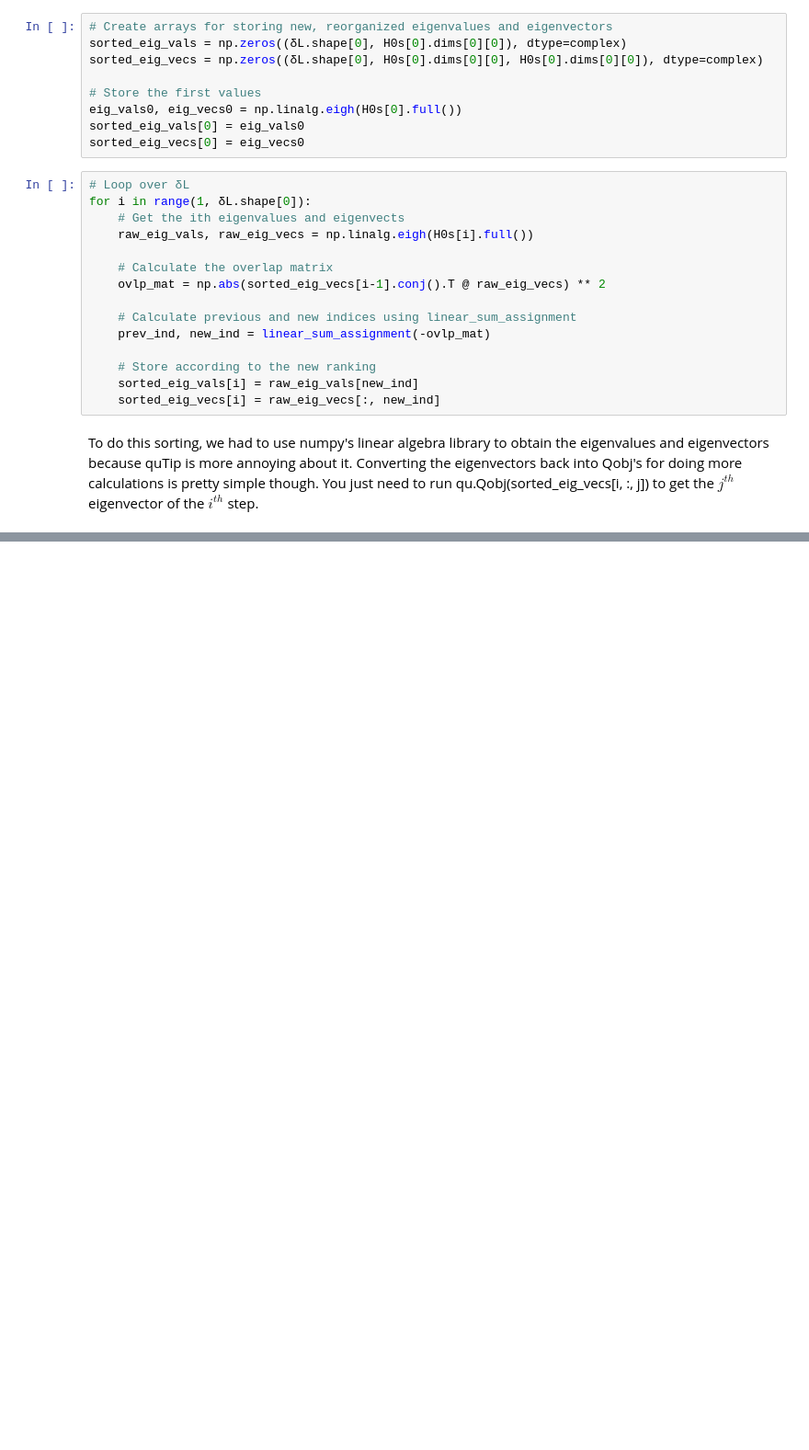
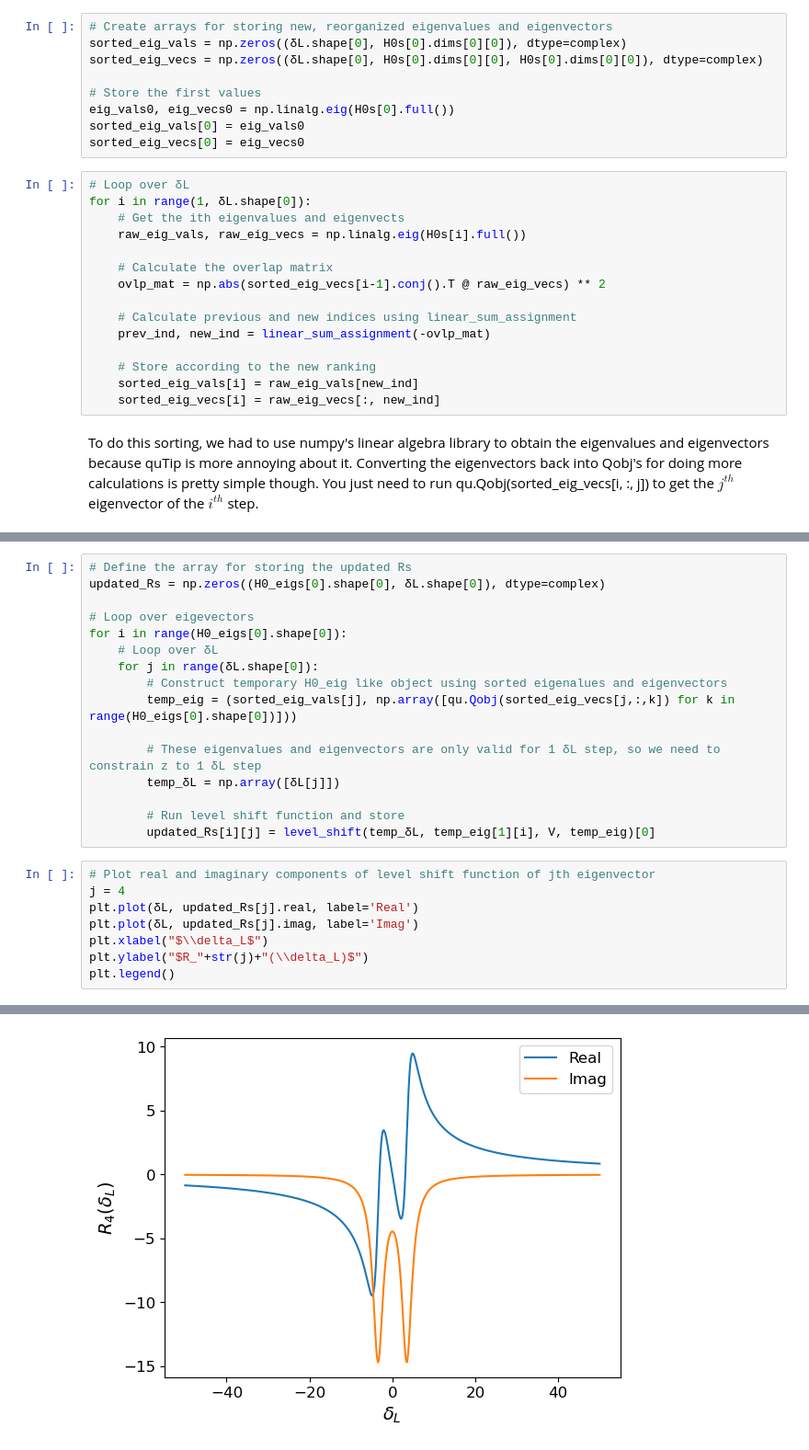
Before and after one commit to jleamer/mode_cooling, a Jupyter notebook: rydberg_calcs/gf_approach.ipynb, the cells around one changed output, grey strips where cells are left out. Shown at 92% size. Drawn from its saved outputs; the diff is of its cells as text; blank space fills up the shorter version.

```diff
--- a/rydberg_calcs/gf_approach.ipynb
+++ b/rydberg_calcs/gf_approach.ipynb
@@ -901,14 +924,14 @@ sorted_eig_vals = np.zeros((δL.shape[0], H0s[0].dims[0][0]), dtype=complex)
 sorted_eig_vecs = np.zeros((δL.shape[0], H0s[0].dims[0][0], H0s[0].dims[0][0]), dtype=complex)
 
 # Store the first values
-eig_vals0, eig_vecs0 = np.linalg.eigh(H0s[0].full())
+eig_vals0, eig_vecs0 = np.linalg.eig(H0s[0].full())
 sorted_eig_vals[0] = eig_vals0
 sorted_eig_vecs[0] = eig_vecs0
 # %%
 # Loop over δL
 for i in range(1, δL.shape[0]):
     # Get the ith eigenvalues and eigenvects
-    raw_eig_vals, raw_eig_vecs = np.linalg.eigh(H0s[i].full())
+    raw_eig_vals, raw_eig_vecs = np.linalg.eig(H0s[i].full())
 
     # Calculate the overlap matrix
     ovlp_mat = np.abs(sorted_eig_vecs[i-1].conj().T @ raw_eig_vecs) ** 2
@@ -927,0 +957,25 @@ Quantum object: dims=[[5], [1]], shape=(5, 1), type='ket', dtype=Dense$$\left(\b
+# %%
+# Define the array for storing the updated Rs
+updated_Rs = np.zeros((H0_eigs[0].shape[0], δL.shape[0]), dtype=complex)
+
+# Loop over eigevectors
+for i in range(H0_eigs[0].shape[0]):
+    # Loop over δL
+    for j in range(δL.shape[0]):
+        # Construct temporary H0_eig like object using sorted eigenalues and eigenvectors
+        temp_eig = (sorted_eig_vals[j], np.array([qu.Qobj(sorted_eig_vecs[j,:,k]) for k in range(H0_eigs[0].shape[0])]))
+
+        # These eigenvalues and eigenvectors are only valid for 1 δL step, so we need to constrain z to 1 δL step
+        temp_δL = np.array([δL[j]])
+
+        # Run level shift function and store
+        updated_Rs[i][j] = level_shift(temp_δL, temp_eig[1][i], V, temp_eig)[0]
+# %%
+# Plot real and imaginary components of level shift function of jth eigenvector
+j = 4
+plt.plot(δL, updated_Rs[j].real, label='Real')
+plt.plot(δL, updated_Rs[j].imag, label='Imag')
+plt.xlabel("$\\delta_L$")
+plt.ylabel("$R_"+str(j)+"(\\delta_L)$")
+plt.legend()
+# %% [output]
@@ -927,0 +983 @@ Quantum object: dims=[[5], [1]], shape=(5, 1), type='ket', dtype=Dense$$\left(\b
+[figure, added]
```
Also changed, not shown: parts of 31 cells of this notebook, 1 other file.
